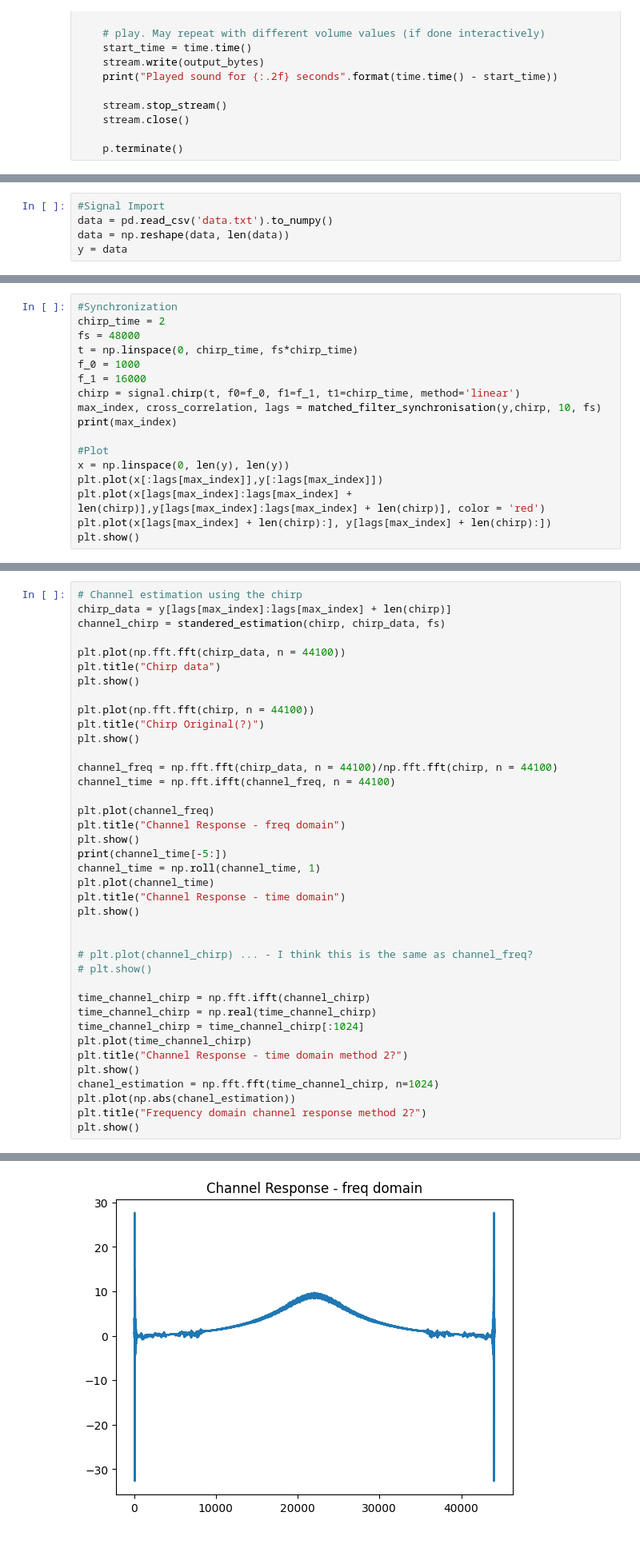
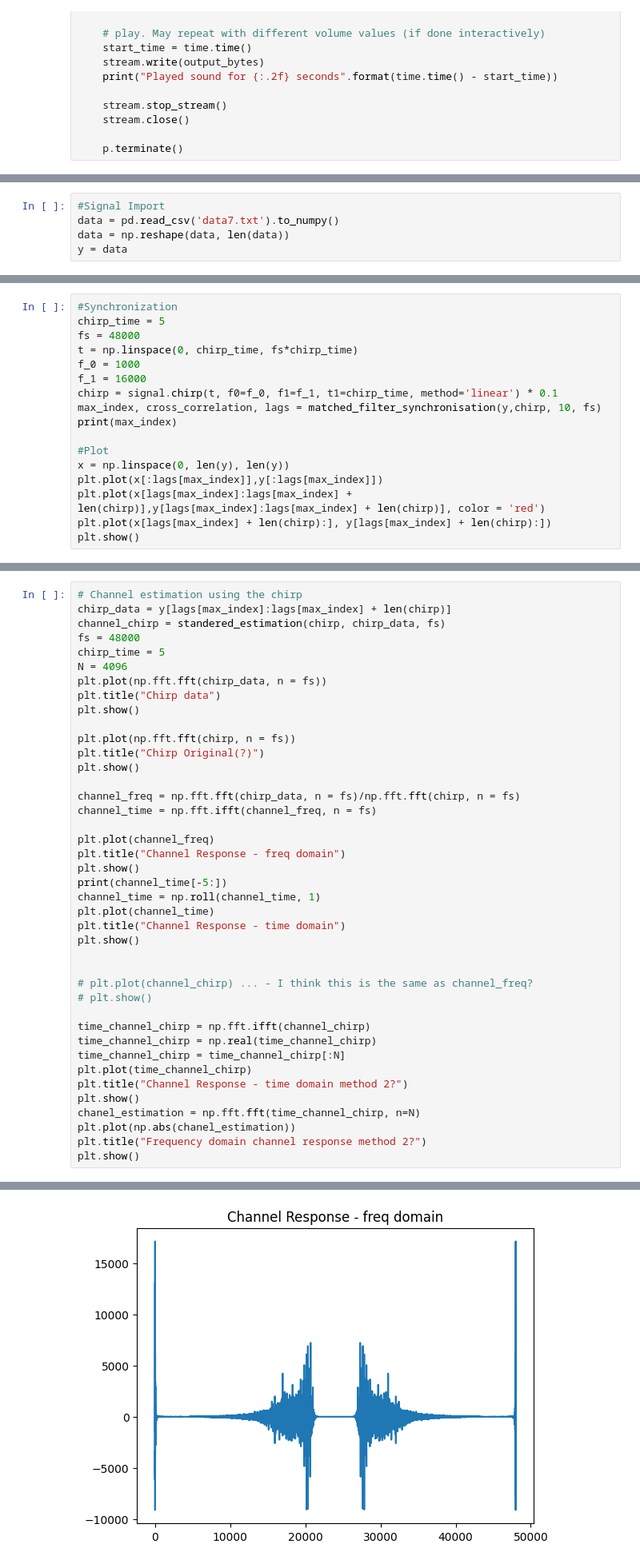
Before and after one commit to kmcm0707/GF3, a Jupyter notebook: full_decoder_2.ipynb, the cells around one changed output, grey strips where cells are left out. Shown at 80% size. Saved outputs shown, nothing was run; the diff lists cells and outputs as text.

```diff
--- a/full_decoder_2.ipynb
+++ b/full_decoder_2.ipynb
@@ -192,5 +188,5 @@ Played sound for 16.42 seconds
 # %%
 #Signal Import
-data = pd.read_csv('data.txt').to_numpy()
+data = pd.read_csv('data7.txt').to_numpy()
 data = np.reshape(data, len(data))
 y = data
@@ -197,11 +293,11 @@ y = data
 # %%
 #Synchronization
-chirp_time = 2
+chirp_time = 5
 fs = 48000
 t = np.linspace(0, chirp_time, fs*chirp_time)
 f_0 = 1000
 f_1 = 16000
-chirp = signal.chirp(t, f0=f_0, f1=f_1, t1=chirp_time, method='linear')
+chirp = signal.chirp(t, f0=f_0, f1=f_1, t1=chirp_time, method='linear') * 0.1
 max_index, cross_correlation, lags = matched_filter_synchronisation(y,chirp, 10, fs)
 print(max_index)
 
@@ -218,17 +314,19 @@ plt.show()
 # Channel estimation using the chirp
 chirp_data = y[lags[max_index]:lags[max_index] + len(chirp)]
 channel_chirp = standered_estimation(chirp, chirp_data, fs)
-
-plt.plot(np.fft.fft(chirp_data, n = 44100))
+fs = 48000
+chirp_time = 5
+N = 4096
+plt.plot(np.fft.fft(chirp_data, n = fs))
 plt.title("Chirp data")
 plt.show()
 
-plt.plot(np.fft.fft(chirp, n = 44100))
+plt.plot(np.fft.fft(chirp, n = fs))
 plt.title("Chirp Original(?)")
 plt.show()
 
-channel_freq = np.fft.fft(chirp_data, n = 44100)/np.fft.fft(chirp, n = 44100)
-channel_time = np.fft.ifft(channel_freq, n = 44100)
+channel_freq = np.fft.fft(chirp_data, n = fs)/np.fft.fft(chirp, n = fs)
+channel_time = np.fft.ifft(channel_freq, n = fs)
 
 plt.plot(channel_freq)
 plt.title("Channel Response - freq domain")
@@ -245,11 +343,11 @@ plt.show()
 
 time_channel_chirp = np.fft.ifft(channel_chirp)
 time_channel_chirp = np.real(time_channel_chirp)
-time_channel_chirp = time_channel_chirp[:1024]
+time_channel_chirp = time_channel_chirp[:N]
 plt.plot(time_channel_chirp)
 plt.title("Channel Response - time domain method 2?")
 plt.show()
-chanel_estimation = np.fft.fft(time_channel_chirp, n=1024)
+chanel_estimation = np.fft.fft(time_channel_chirp, n=N)
 plt.plot(np.abs(chanel_estimation))
 plt.title("Frequency domain channel response method 2?")
 plt.show()
@@ -259 +357 @@ plt.show()
-[figure, old version]
+[figure, new version]
```
Also changed, not shown: parts of 10 cells of this notebook, 4 other files.
